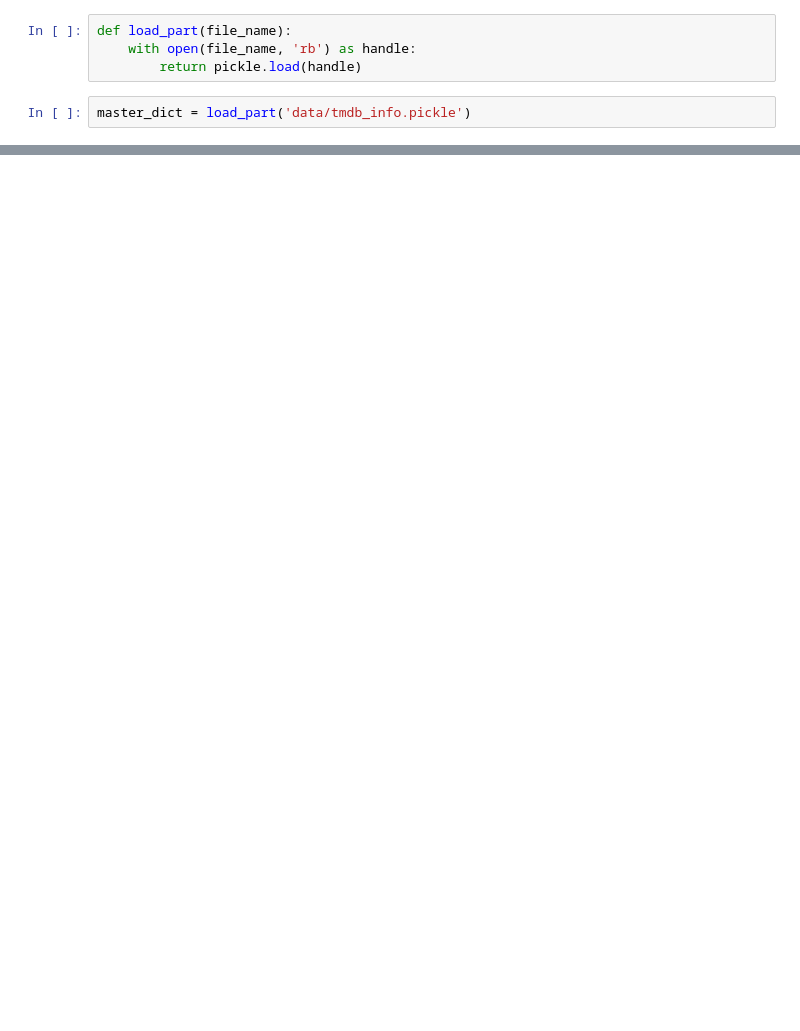
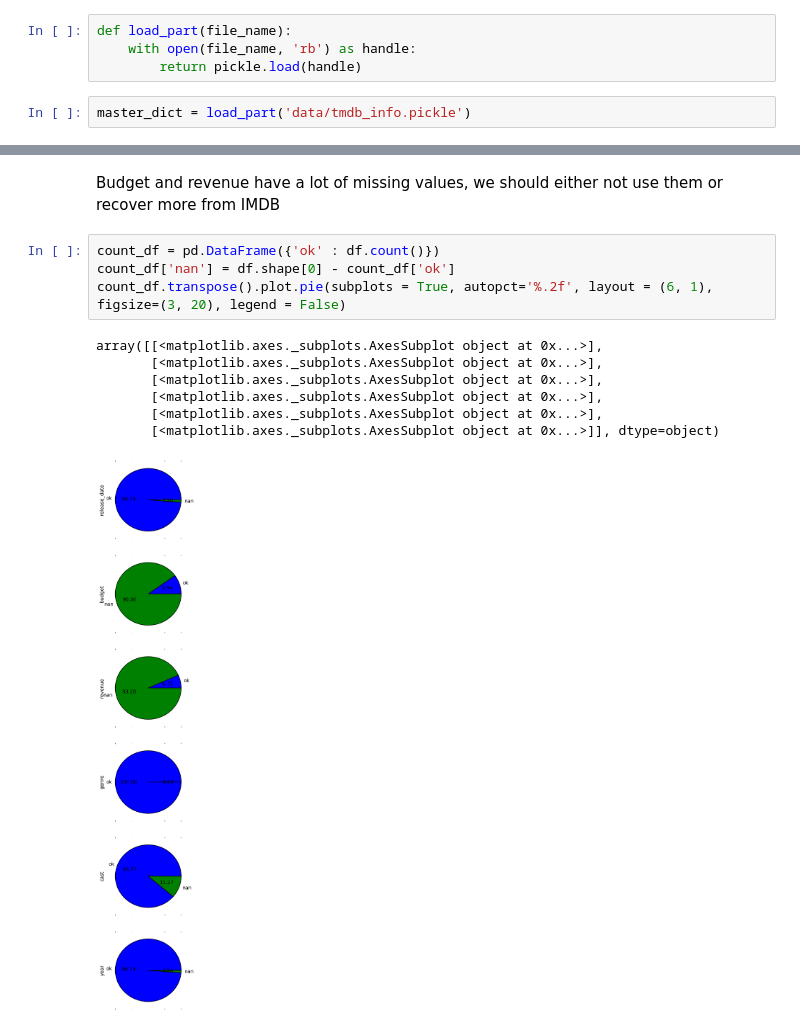
Before and after one commit to adubitskiy/cs109b, a Jupyter notebook: data_explore.ipynb, the cells around one changed output, grey strips where cells are left out. Drawn from its saved outputs; the diff is of its cells as text; blank space fills up the shorter version.

```diff
--- a/data_explore.ipynb
+++ b/data_explore.ipynb
@@ -39,0 +62,14 @@ df.sample(n = 5)
+# %% [markdown]
+Budget and revenue have a lot of missing values, we should either not use them or recover more from IMDB
+# %%
+count_df = pd.DataFrame({'ok' : df.count()})
+count_df['nan'] = df.shape[0] - count_df['ok']
+count_df.transpose().plot.pie(subplots = True, autopct='%.2f', layout = (6, 1), figsize=(3, 20), legend = False)
+# %% [output]
+array([[<matplotlib.axes._subplots.AxesSubplot object at 0x...>],
+       [<matplotlib.axes._subplots.AxesSubplot object at 0x...>],
+       [<matplotlib.axes._subplots.AxesSubplot object at 0x...>],
+       [<matplotlib.axes._subplots.AxesSubplot object at 0x...>],
+       [<matplotlib.axes._subplots.AxesSubplot object at 0x...>],
+       [<matplotlib.axes._subplots.AxesSubplot object at 0x...>]], dtype=object)
+[figure, added]
```
Also changed, not shown: parts of 15 cells of this notebook.
